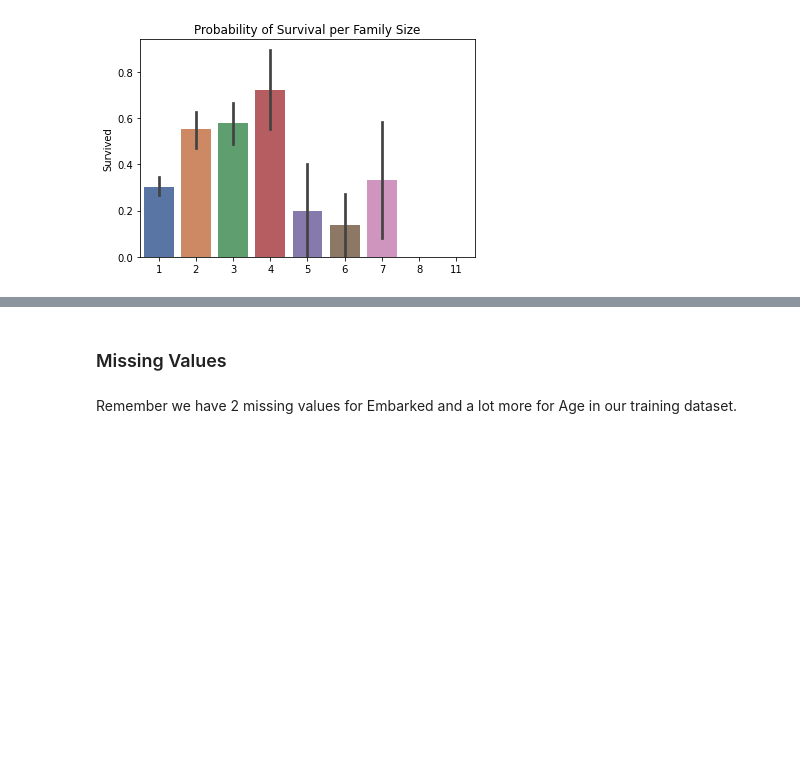
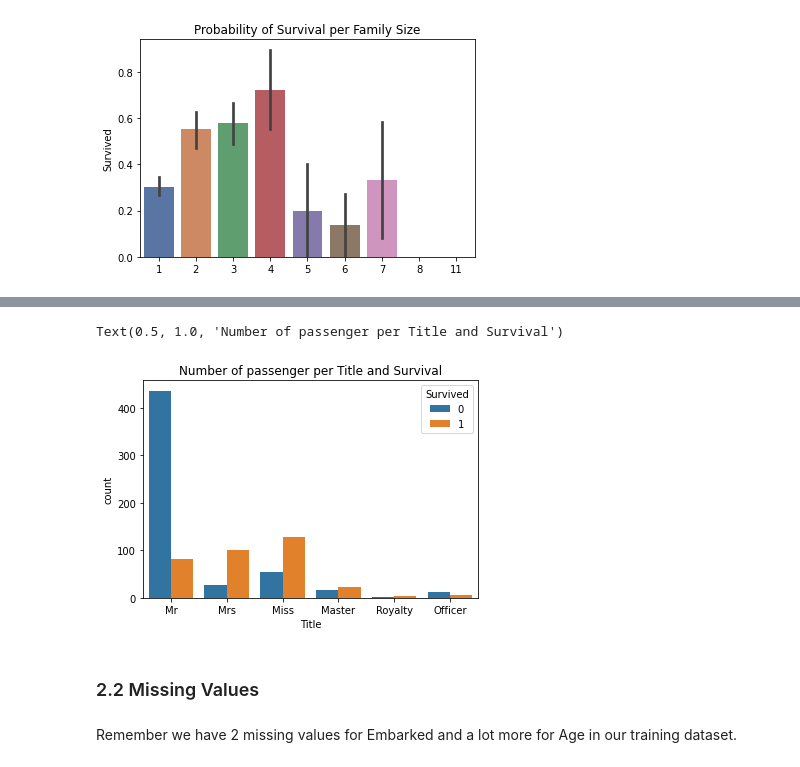
Before and after one commit to kevinassobo/Titanic-Kaggle-Challenge, a Jupyter notebook: titanic_modeling.ipynb, the cells around one changed output, grey strips where cells are left out. Drawn from its saved outputs; the diff is of its cells as text; code cells hidden in the pictures; blank space fills up the shorter version.

```diff
--- a/titanic_modeling.ipynb
+++ b/titanic_modeling.ipynb
@@ -212,4 +286,10 @@ Text(0.5, 1.0, 'Probability of Survival per Family Size')
+# %%
+sns.countplot(data=train_df2, x='Title', hue='Survived')
+plt.title('Number of passenger per Title and Survival')
+# %% [output]
+Text(0.5, 1.0, 'Number of passenger per Title and Survival')
+[figure, added]
 # %% [markdown]
-### Missing Values
+### 2.2 Missing Values
 # %% [markdown]
 Remember we have 2 missing values for Embarked and a lot more for Age in our training dataset.
```
Also changed, not shown: parts of 26 cells of this notebook.
